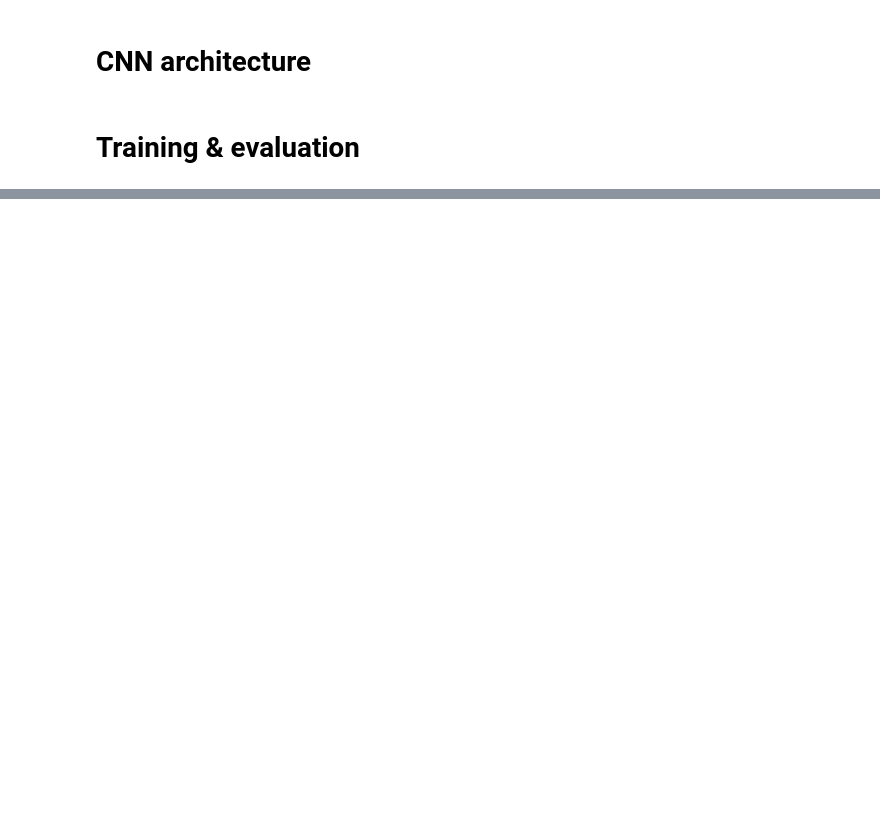
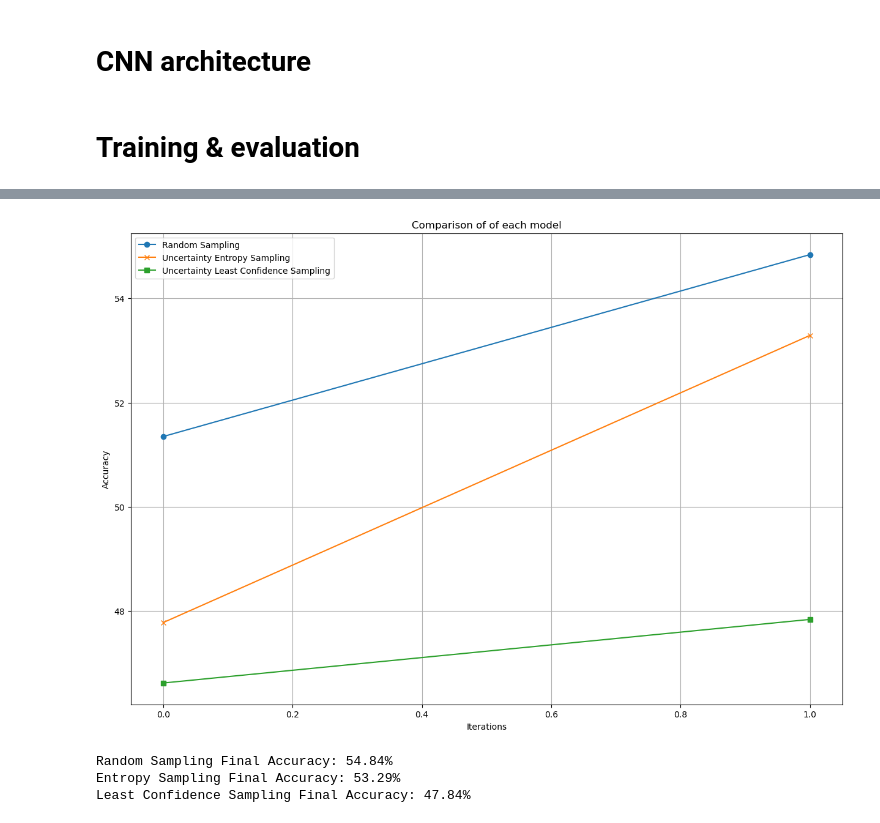
Before and after one commit to noahrn/bayesian-optimization-02463, a Jupyter notebook: active-learning/AL.ipynb, the cells around one changed output, grey strips where cells are left out. Saved outputs shown, nothing was run; the diff lists cells and outputs as text; code cells hidden in the pictures; blank space fills up the shorter version.

```diff
--- a/active-learning/AL.ipynb
+++ b/active-learning/AL.ipynb
@@ -279,0 +277,23 @@ KeyboardInterrupt:
+# %%
+plt.figure(figsize=(15, 10))  # Increase the size of the figure
+plt.plot(random_accuracies, 'o-', label='Random Sampling')  # Add circle markers
+plt.plot(entropy_accuracies, 'x-', label='Uncertainty Entropy Sampling')  # Add x markers
+plt.plot(least_confidence_accuracies, 's-', label='Uncertainty Least Confidence Sampling')  # Add square markers
+plt.xlabel('Iterations')
+plt.ylabel('Accuracy')
+plt.title('Comparison of of each model')
+plt.legend()
+plt.grid(True)
+plt.show()
+# %% [output]
+[figure, added]
+# %%
+# final accuracies for each model
+
+print(f'Random Sampling Final Accuracy: {random_accuracies[-1]:.2f}%')
+print(f'Entropy Sampling Final Accuracy: {entropy_accuracies[-1]:.2f}%')
+print(f'Least Confidence Sampling Final Accuracy: {least_confidence_accuracies[-1]:.2f}%')
+# %% [output]
+Random Sampling Final Accuracy: 54.84%
+Entropy Sampling Final Accuracy: 53.29%
+Least Confidence Sampling Final Accuracy: 47.84%
```
Also changed, not shown: parts of 19 cells of this notebook, 1 other file.
